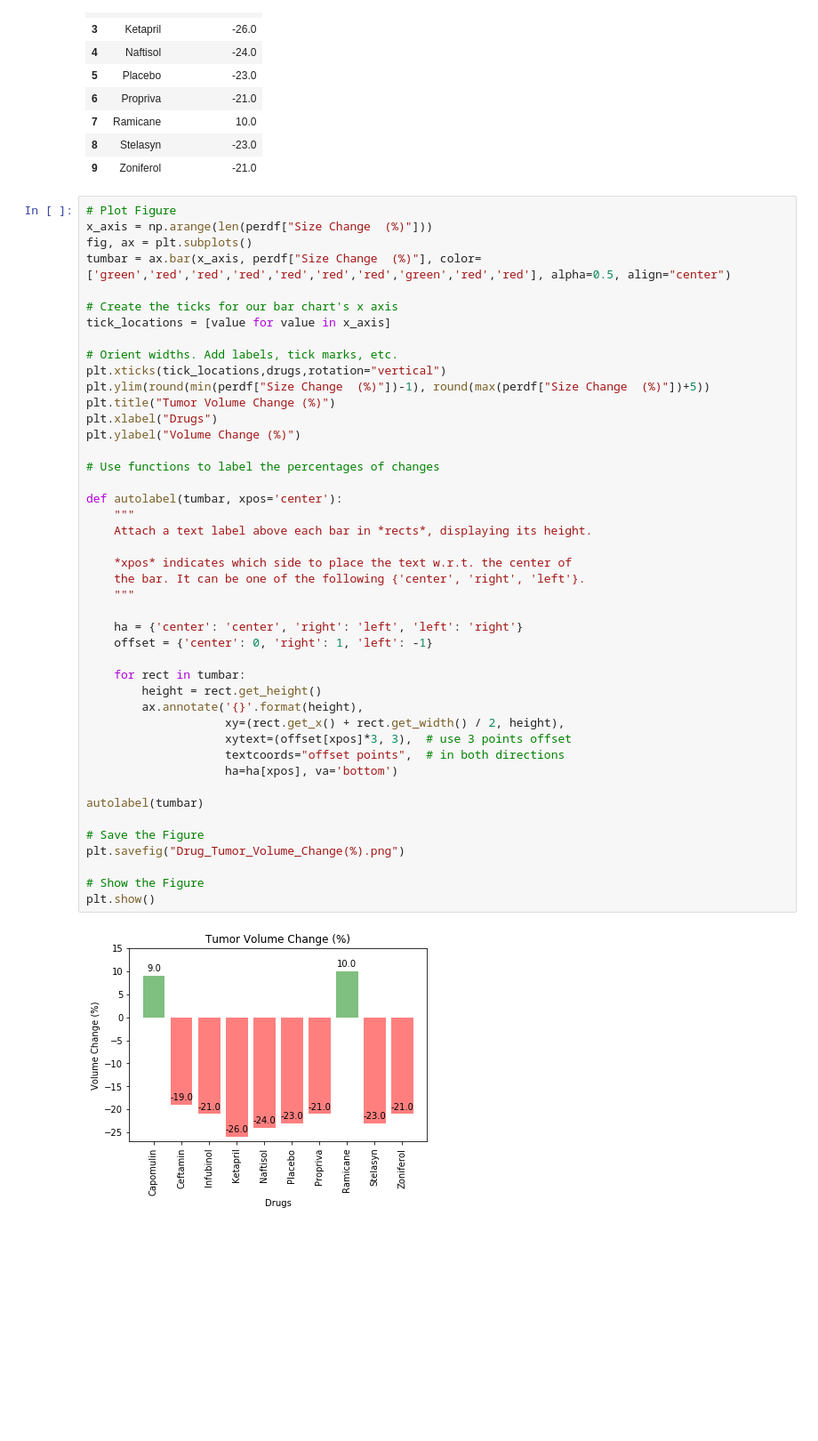
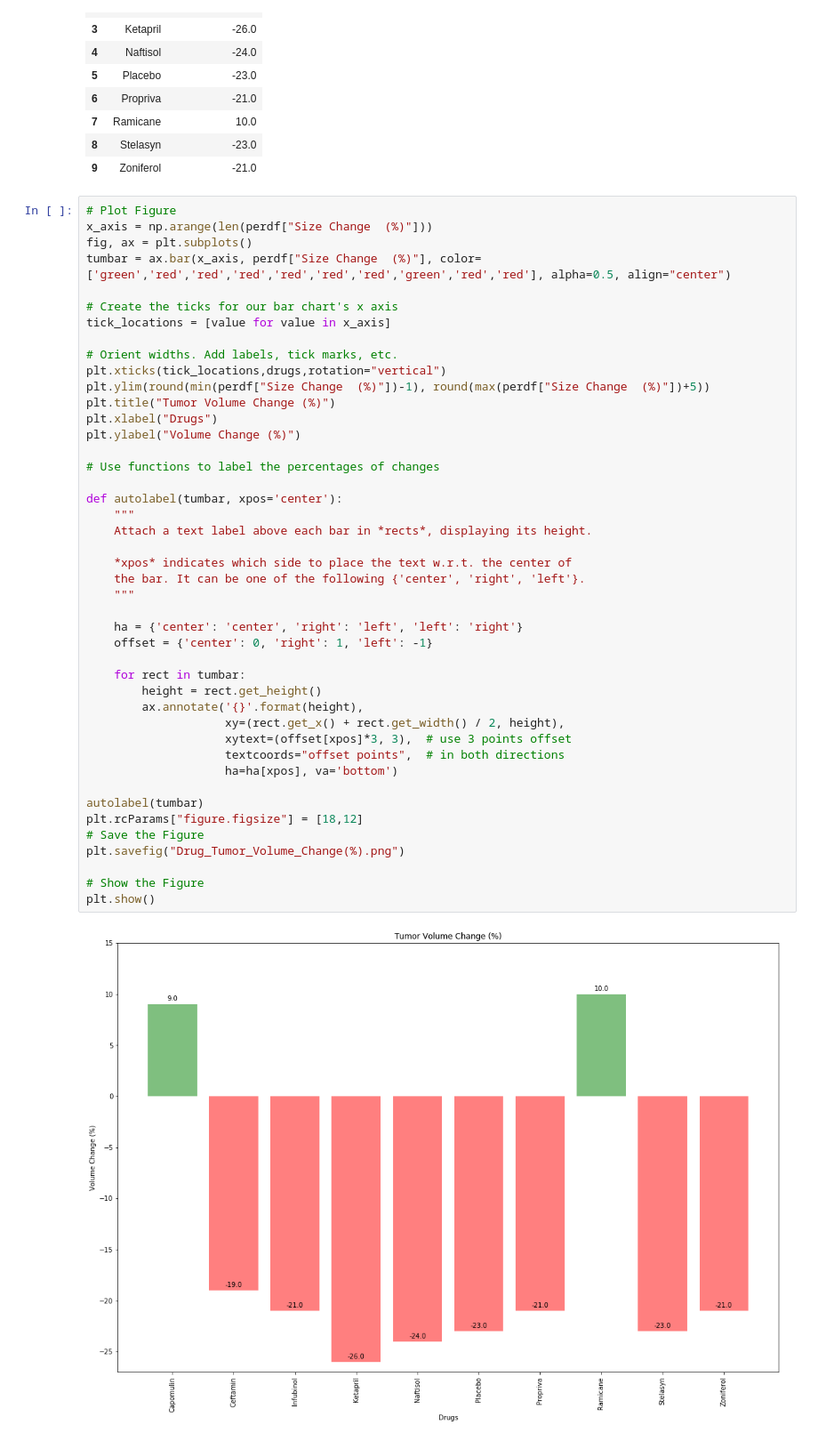
Before and after one commit to pqmurphy/matplotlib, a Jupyter notebook: pymaceuticals_starter.ipynb, the cells around one changed output. Shown: that part at 89% size. Drawn from its saved outputs; the diff is of its cells as text; blank space fills up the shorter version.

```diff
--- a/pymaceuticals_starter.ipynb
+++ b/pymaceuticals_starter.ipynb
@@ -380,32 +380,32 @@ plt.xlabel("Drugs")
 plt.ylabel("Volume Change (%)")
 
 # Use functions to label the percentages of changes
 
 def autolabel(tumbar, xpos='center'):
     """
     Attach a text label above each bar in *rects*, displaying its height.
 
     *xpos* indicates which side to place the text w.r.t. the center of
     the bar. It can be one of the following {'center', 'right', 'left'}.
     """
 
     ha = {'center': 'center', 'right': 'left', 'left': 'right'}
     offset = {'center': 0, 'right': 1, 'left': -1}
 
     for rect in tumbar:
         height = rect.get_height()
         ax.annotate('{}'.format(height),
                     xy=(rect.get_x() + rect.get_width() / 2, height),
                     xytext=(offset[xpos]*3, 3),  # use 3 points offset
                     textcoords="offset points",  # in both directions
                     ha=ha[xpos], va='bottom')
 
 autolabel(tumbar)
-
+plt.rcParams["figure.figsize"] = [18,12]
 # Save the Figure
 plt.savefig("Drug_Tumor_Volume_Change(%).png")
 
 # Show the Figure
 plt.show()
 # %% [output]
-[figure, old version]
+[figure, new version]
```
Also changed, not shown: parts of 2 cells of this notebook, 5 other files.
